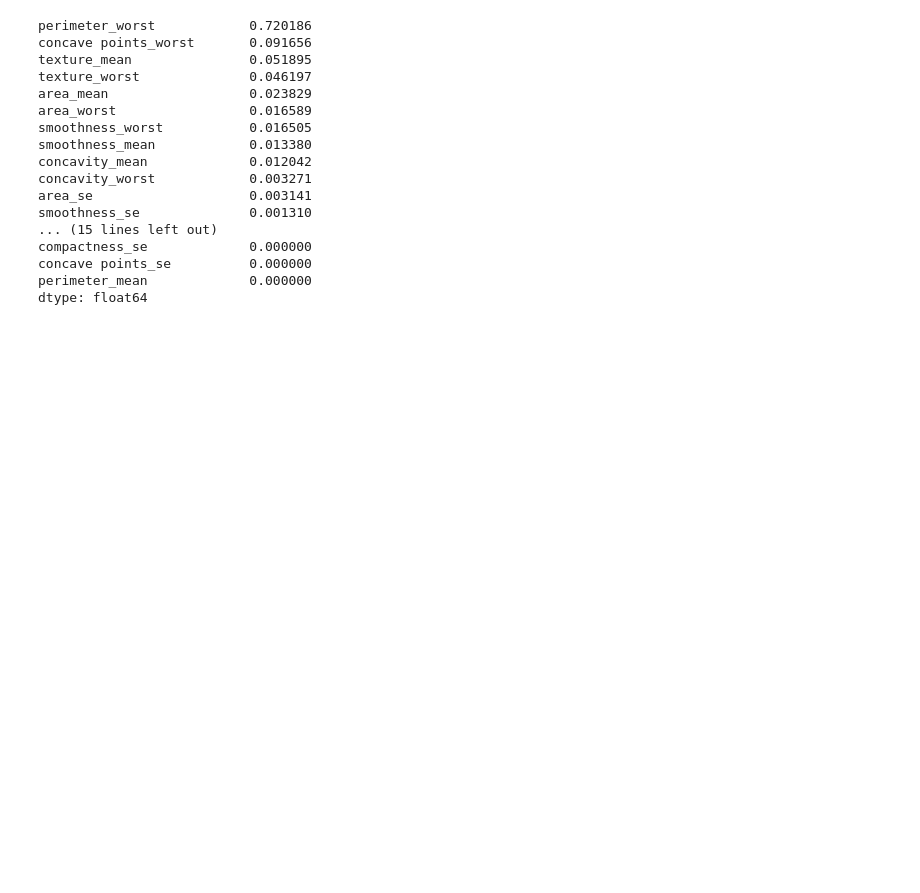
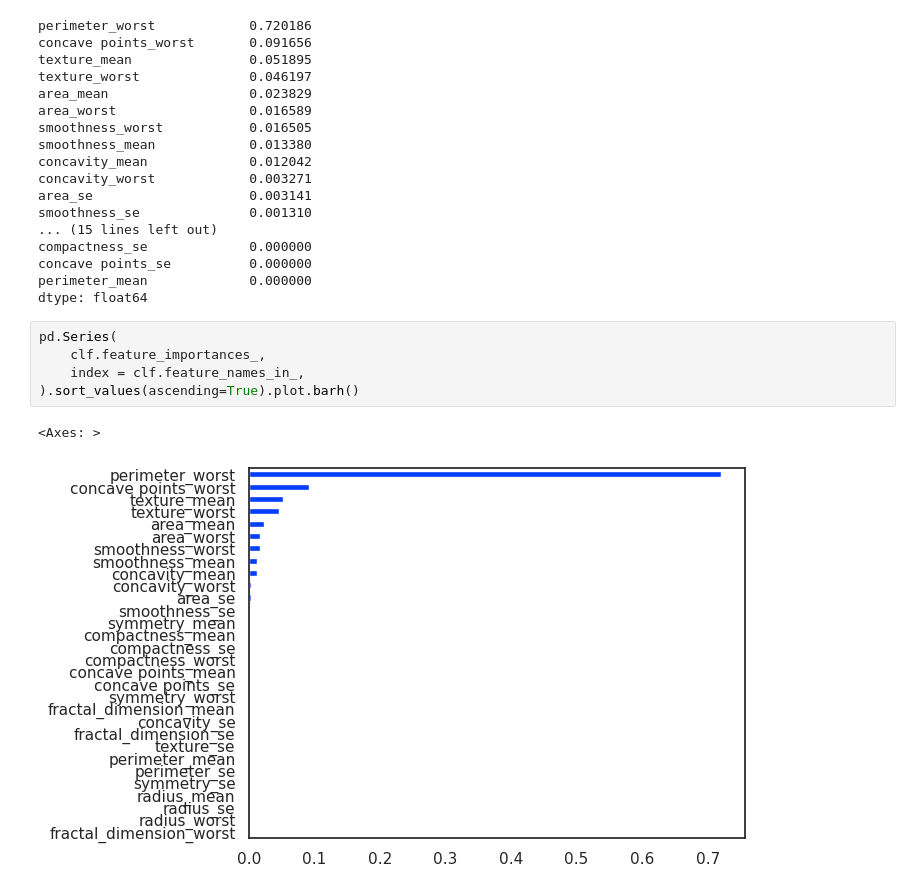
Before and after one commit to HilarioMarques/ArvoreDecisao_Classificacao_CancerMama, a Jupyter notebook: notebooks/Metricas.ipynb, the cells around one changed output. Drawn from its saved outputs; the diff is of its cells as text; blank space fills up the shorter version.

```diff
--- a/notebooks/Metricas.ipynb
+++ b/notebooks/Metricas.ipynb
@@ -464,3 +464,11 @@ compactness_se             0.000000
 concave points_se          0.000000
 perimeter_mean             0.000000
 dtype: float64
+# %%
+pd.Series(
+    clf.feature_importances_,
+    index = clf.feature_names_in_,
+).sort_values(ascending=True).plot.barh()
+# %% [output]
+<Axes: >
+[figure, added]
```
